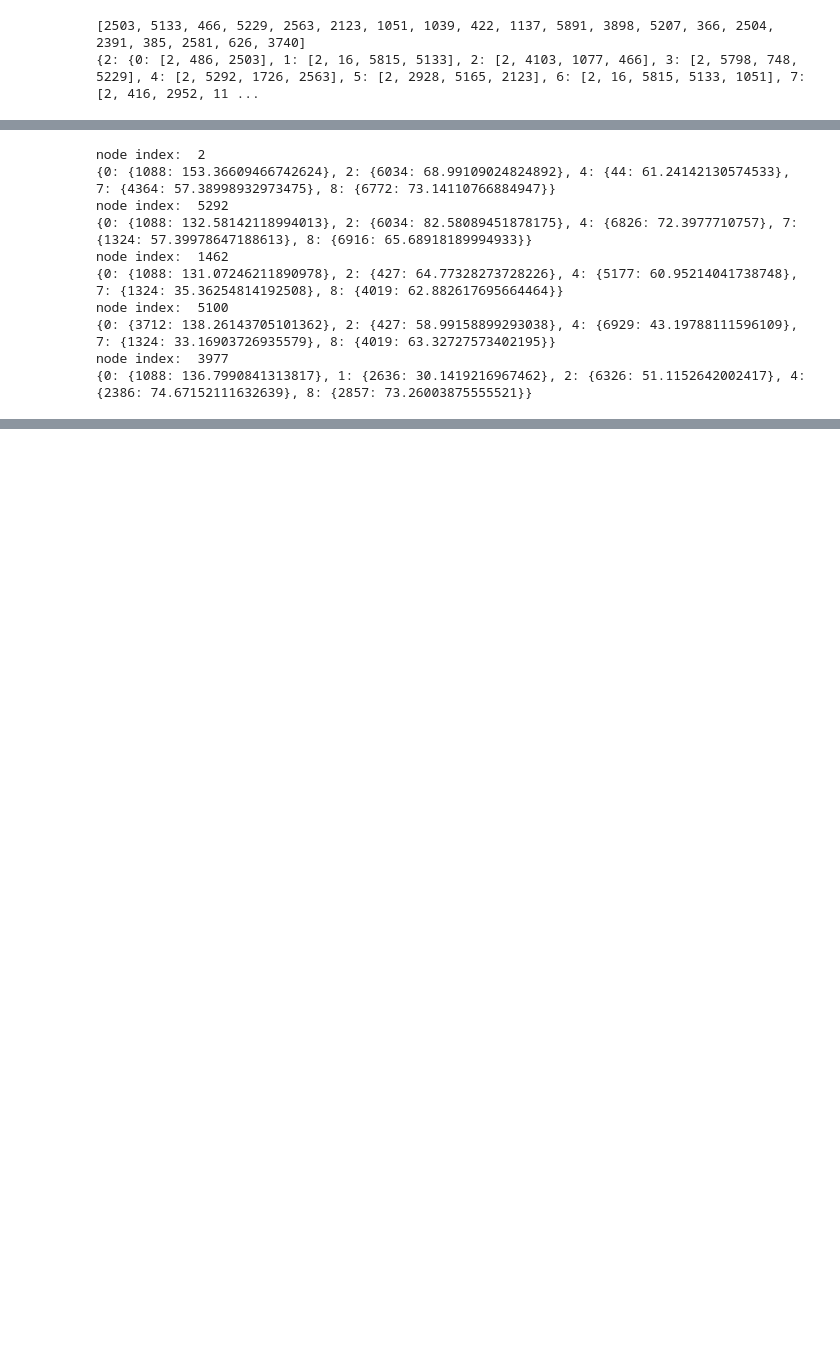
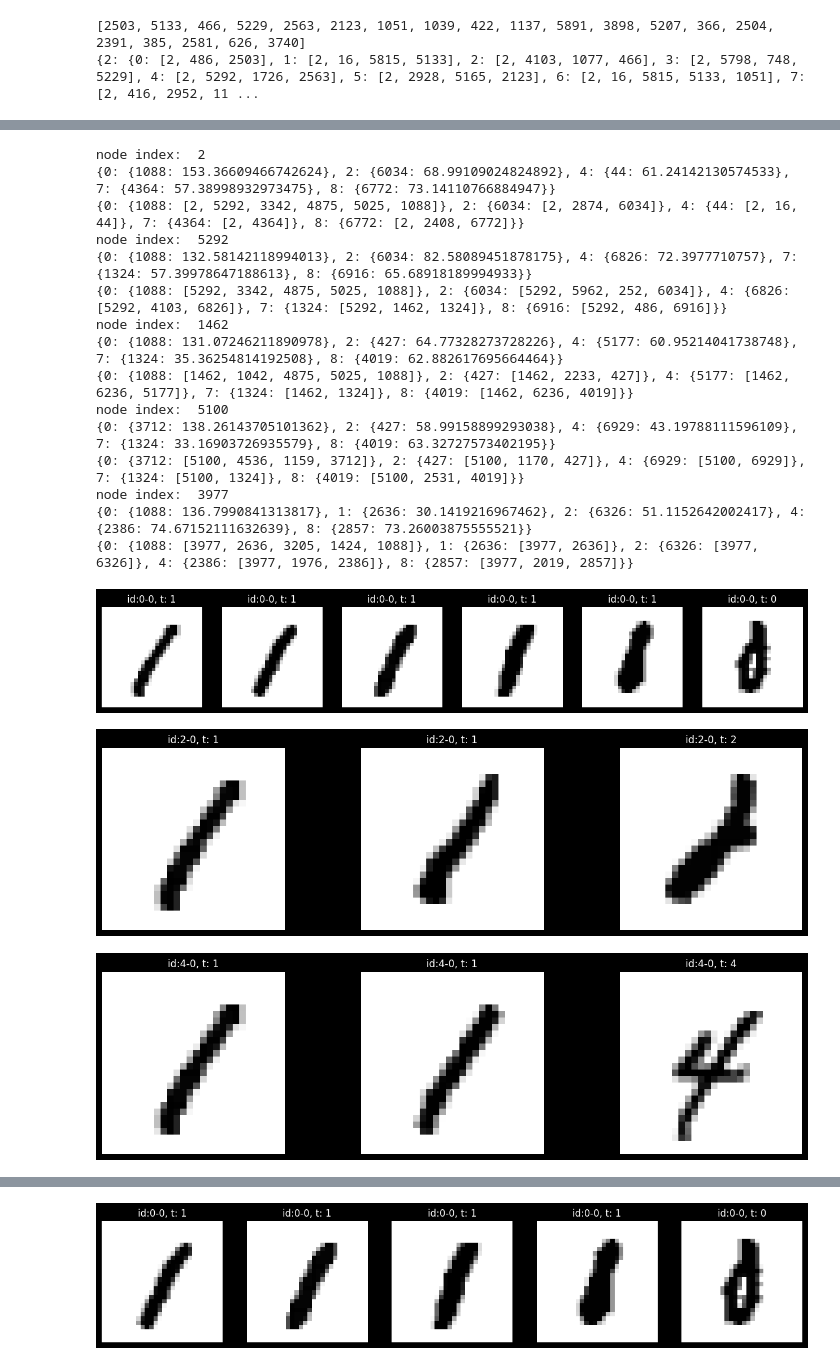
Before and after one commit to xuanxuanxuan-git/facelift, a Jupyter notebook: mnist_example.ipynb, the cells around one changed output, grey strips where cells are left out. Saved outputs shown, nothing was run; the diff lists cells and outputs as text; code cells hidden in the pictures; blank space fills up the shorter version.

```diff
--- a/mnist_example.ipynb
+++ b/mnist_example.ipynb
@@ -354,20 +363,32 @@ node index:  2458
 # %%
 #7
 shortest_path = reconstruct_shortest_path(predecessors, start_point_idx=start_point_idx, end_point_idx=626)
 # print()
 for node_idx in shortest_path[:-1]:
     alt_classes = list(set(class_labels) - set([target_class, y[node_idx]]))
-    alt_class_dict = get_user_agency(sp_graph, node_idx, alt_classes, predictions, y, class_labels)
+    alt_class_dict, alt_path_dict = get_user_agency(sp_graph, node_idx, alt_classes, predictions, y, class_labels)
     print("node index: ", node_idx)
     print(alt_class_dict)
+    print(alt_path_dict)
+    print_alt_paths(alt_path_dict)
+
+# 2, 5292, 1462, 5100, 3977, 626
 # %% [output]
 node index:  2
 {0: {1088: 153.36609466742624}, 2: {6034: 68.99109024824892}, 4: {44: 61.24142130574533}, 7: {4364: 57.38998932973475}, 8: {6772: 73.14110766884947}}
+{0: {1088: [2, 5292, 3342, 4875, 5025, 1088]}, 2: {6034: [2, 2874, 6034]}, 4: {44: [2, 16, 44]}, 7: {4364: [2, 4364]}, 8: {6772: [2, 2408, 6772]}}
 node index:  5292
 {0: {1088: 132.58142118994013}, 2: {6034: 82.58089451878175}, 4: {6826: 72.3977710757}, 7: {1324: 57.39978647188613}, 8: {6916: 65.68918189994933}}
+{0: {1088: [5292, 3342, 4875, 5025, 1088]}, 2: {6034: [5292, 5962, 252, 6034]}, 4: {6826: [5292, 4103, 6826]}, 7: {1324: [5292, 1462, 1324]}, 8: {6916: [5292, 486, 6916]}}
 node index:  1462
 {0: {1088: 131.07246211890978}, 2: {427: 64.77328273728226}, 4: {5177: 60.95214041738748}, 7: {1324: 35.36254814192508}, 8: {4019: 62.882617695664464}}
+{0: {1088: [1462, 1042, 4875, 5025, 1088]}, 2: {427: [1462, 2233, 427]}, 4: {5177: [1462, 6236, 5177]}, 7: {1324: [1462, 1324]}, 8: {4019: [1462, 6236, 4019]}}
 node index:  5100
 {0: {3712: 138.26143705101362}, 2: {427: 58.99158899293038}, 4: {6929: 43.19788111596109}, 7: {1324: 33.16903726935579}, 8: {4019: 63.32727573402195}}
+{0: {3712: [5100, 4536, 1159, 3712]}, 2: {427: [5100, 1170, 427]}, 4: {6929: [5100, 6929]}, 7: {1324: [5100, 1324]}, 8: {4019: [5100, 2531, 4019]}}
 node index:  3977
 {0: {1088: 136.7990841313817}, 1: {2636: 30.1419216967462}, 2: {6326: 51.1152642002417}, 4: {2386: 74.67152111632639}, 8: {2857: 73.26003875555521}}
+{0: {1088: [3977, 2636, 3205, 1424, 1088]}, 1: {2636: [3977, 2636]}, 2: {6326: [3977, 6326]}, 4: {2386: [3977, 1976, 2386]}, 8: {2857: [3977, 2019, 2857]}}
+[figure, added]
+[figure, added]
+[figure, added]
@@ -373,0 +397 @@ node index:  3977
+[figure, added]
```
Also changed, not shown: parts of 11 cells of this notebook, 2 other files.
